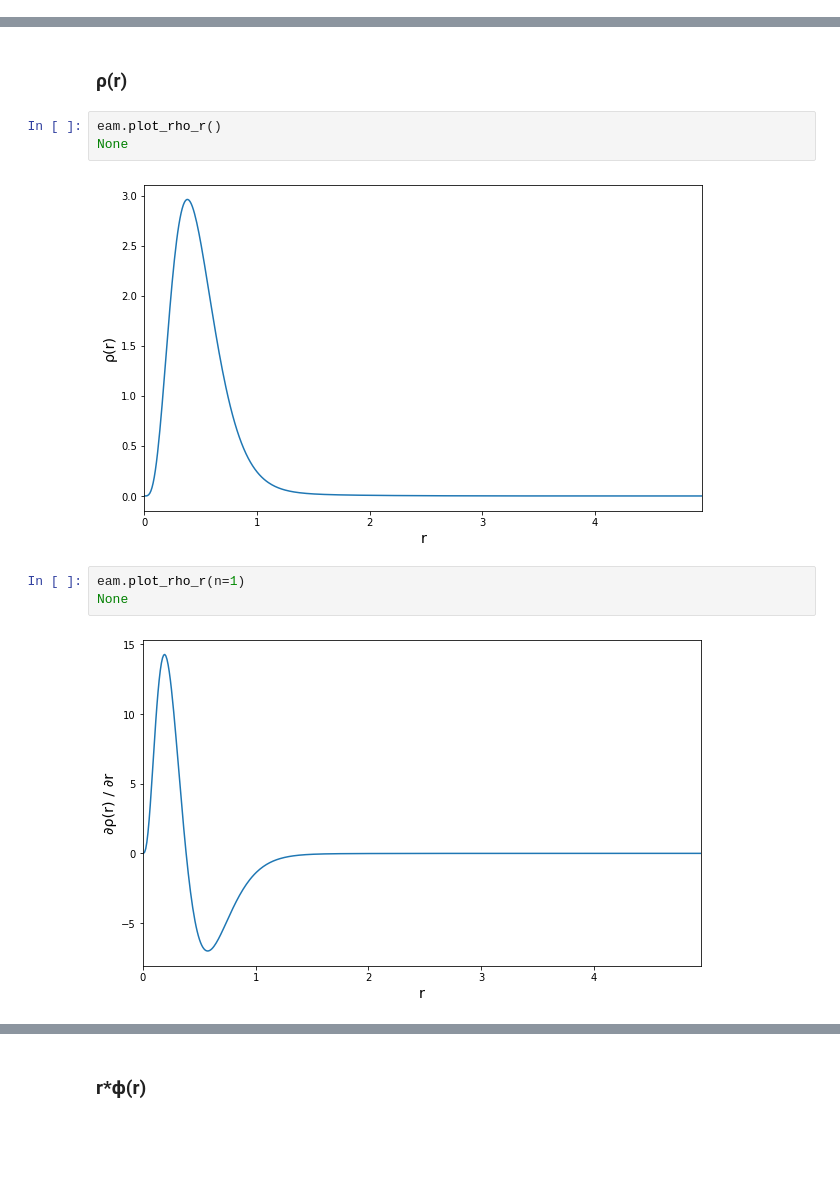
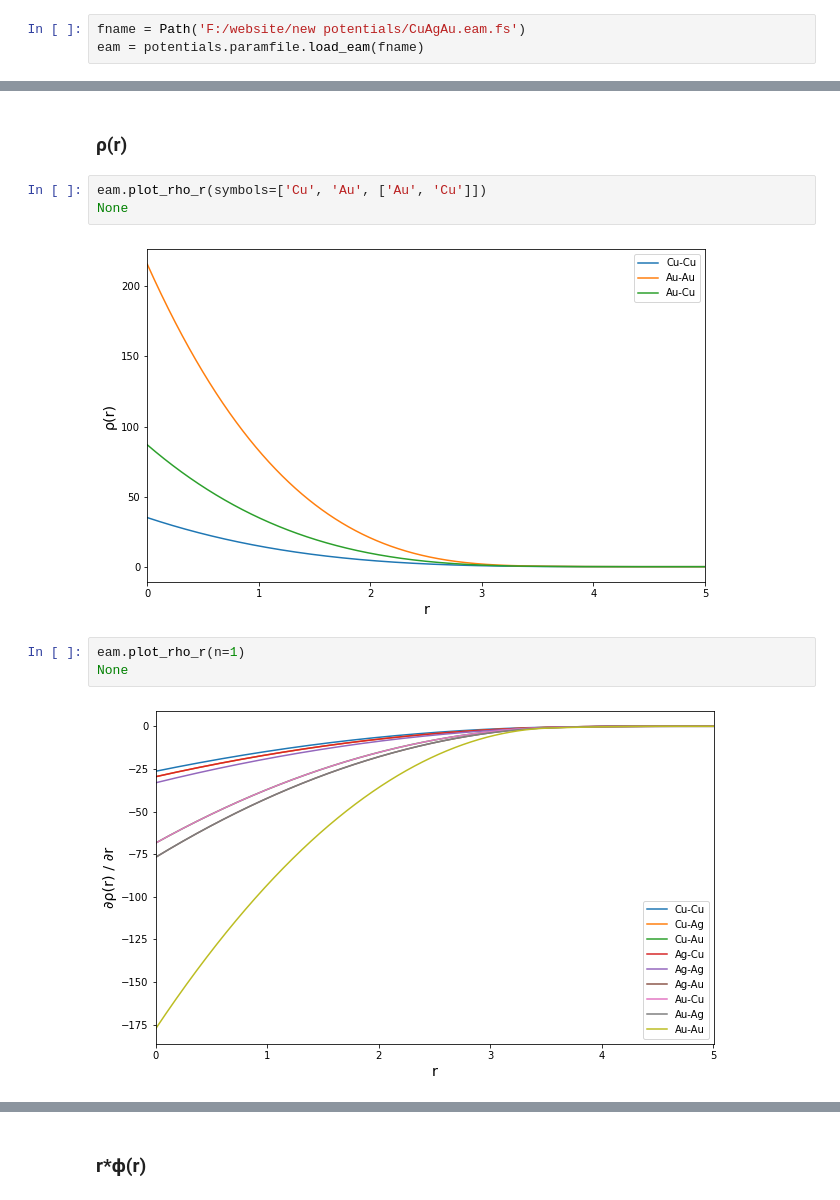
Before and after one commit to usnistgov/potentials, a Jupyter notebook: scripts/eam parameter files/EAM parameter file checks.ipynb, the cells around one changed output, grey strips where cells are left out. Saved outputs shown, nothing was run; the diff lists cells and outputs as text; blank space fills up the shorter version.

```diff
--- a/scripts/eam parameter files/EAM parameter file checks.ipynb
+++ b/scripts/eam parameter files/EAM parameter file checks.ipynb
@@ -30,3 +25,6 @@ eam = potentials.paramfile.load_eam(fname)
+# %%
+fname = Path('F:/website/new potentials/CuAgAu.eam.fs')
+eam = potentials.paramfile.load_eam(fname)
 # %% [markdown]
 ### From potentials library
 # %%
@@ -231,15 +254,15 @@ None
 # %% [markdown]
 ### ρ(r)
 # %%
-eam.plot_rho_r()
+eam.plot_rho_r(symbols=['Cu', 'Au', ['Au', 'Cu']])
 None
 # %% [output]
-[figure, old version]
+[figure, new version]
 # %%
 eam.plot_rho_r(n=1)
 None
 # %% [output]
-[figure, old version]
+[figure, new version]
 # %%
 eam.plot_rho_r(n=2)
 None
```
Also changed, not shown: parts of 16 cells of this notebook, 7 other files.
